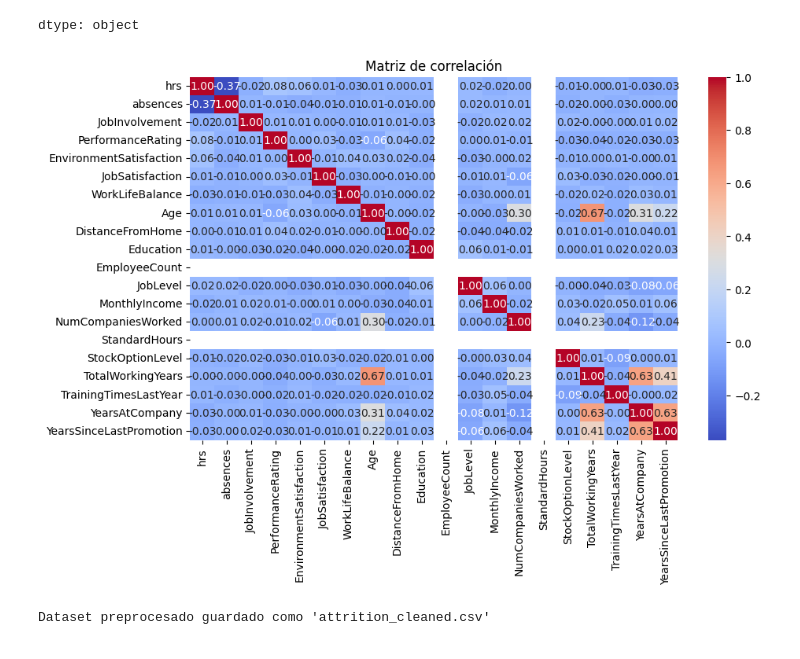
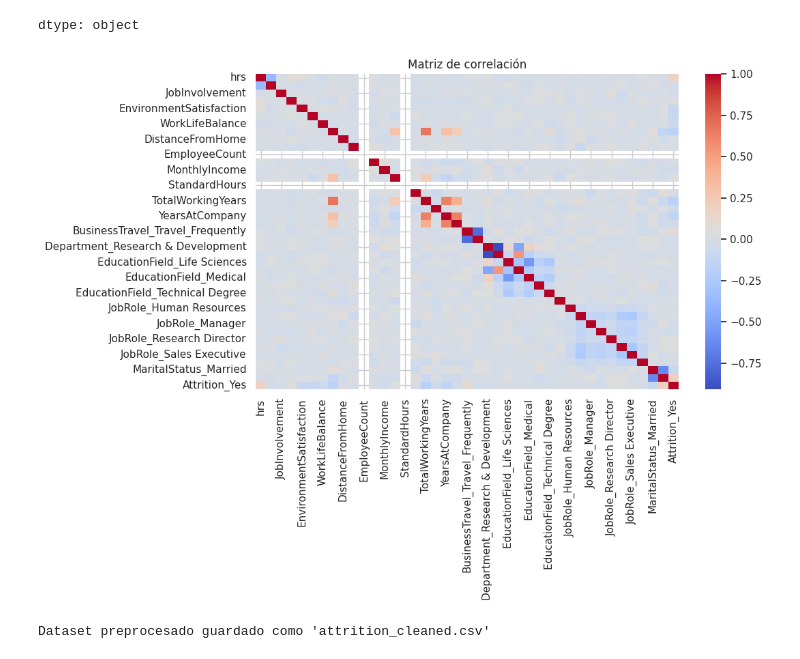
Before and after one commit to 100451061/proyecto_aprendizaje_automatico, a Jupyter notebook: notebooks/eda.ipynb, the cells around one changed output. Cells and saved outputs as stored; diff of their text form; code cells hidden in the pictures.

```diff
--- a/notebooks/eda.ipynb
+++ b/notebooks/eda.ipynb
@@ -55,10 +55,3 @@ df.isnull().sum()[df.isnull().sum() >= 1]
 | NumCompaniesWorked | 15 |
 | TotalWorkingYears | 7 |
 dtype: int64
-# %%
-# Rellena las columnas con valores nulos. Esto es debido a que consideramos que en estas variables un valor nulo es 0
-# También puede rellenarse estos datos con la media o la mediana para dar resultados diferentes dependiendo de como interpretemos las ausencias.
-df.fillna(df.mean(), inplace=True)
-df.fillna(df.median(), inplace=True)
-# Nosotros rellenamos los nulos en el eda por consideración técnica pero esto puede ser hecho en el modelo con los inputadores.
-df.fillna(0, inplace=True)
@@ -64,0 +88,8 @@ df.fillna(0, inplace=True)
+# %%
+# Rellena las columnas con valores nulos. Esto es debido a que consideramos que en estas variables un valor nulo es 0
+# También puede rellenarse estos datos con la media o la mediana para dar resultados diferentes dependiendo de como interpretemos las ausencias.
+df[['EnvironmentSatisfaction','JobSatisfaction']] = df[['EnvironmentSatisfaction','JobSatisfaction']].fillna(df[['EnvironmentSatisfaction','JobSatisfaction']].mean())
+
+df['WorkLifeBalance'].fillna(df['WorkLifeBalance'].mode()[0], inplace=True)
+
+df[['NumCompaniesWorked','TotalWorkingYears']] = df[['NumCompaniesWorked','TotalWorkingYears']].fillna(0)
@@ -187,13 +225,13 @@ df.dtypes
 dtype: object
 # %%
 # Crear y mostrar una matriz de correlación para variables numéricas
-corr = df.select_dtypes(include=[int, float]).corr()
+corr = df.corr()
 plt.figure(figsize=(10, 6))
-sns.heatmap(corr, annot=True, cmap="coolwarm", fmt=".2f")
+sns.heatmap(corr, annot=False, cmap="coolwarm", fmt=".2f",annot_kws={"size": 8})
 plt.title("Matriz de correlación")
 plt.show()
 # %% [output]
-[figure, old version]
+[figure, new version]
 # %%
 # Guardar dataset preprocesado con un nuevo nombre
 df.to_csv("/content/attrition_cleaned.csv", index=False)
```
Also changed, not shown: parts of 7 cells of this notebook.
